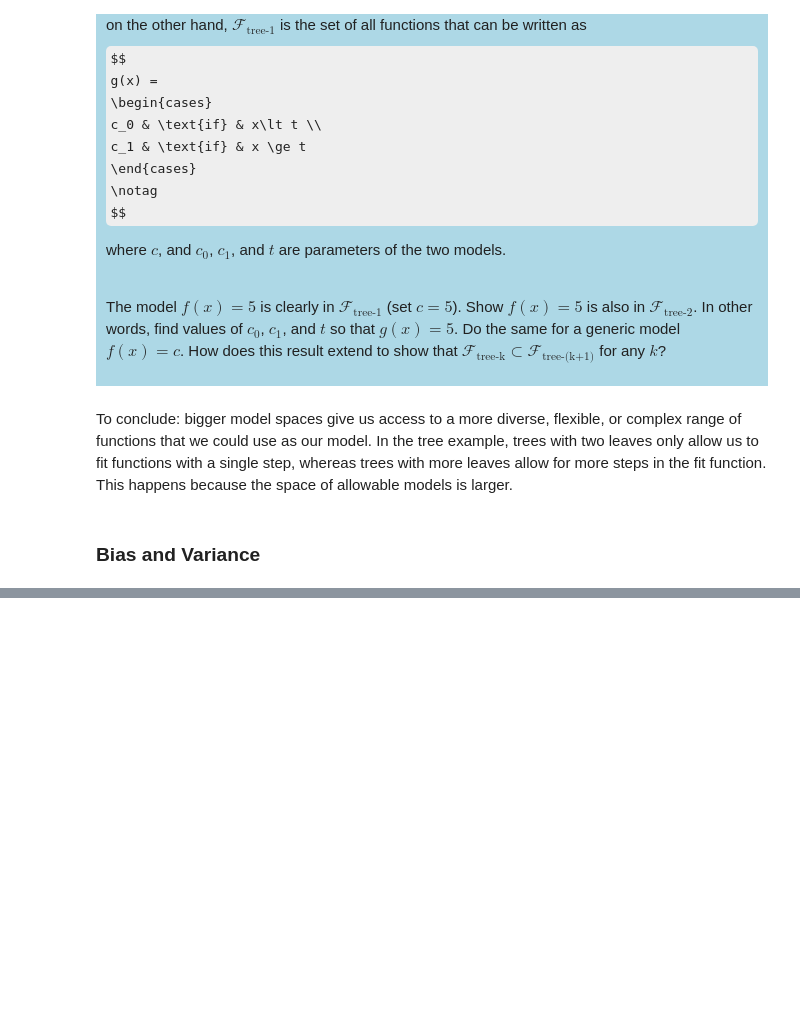
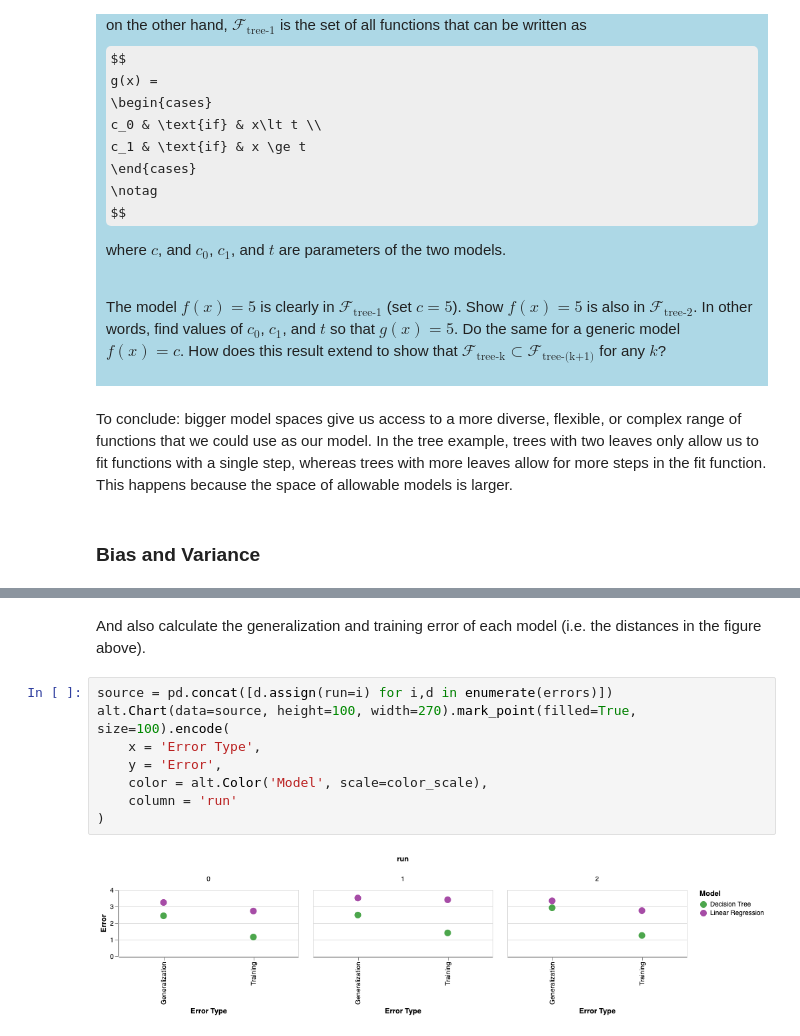
Before and after one commit to alejandroschuler/CSL, a Jupyter notebook: docs/content/model-eval/model-eval.ipynb, the cells around one changed output, grey strips where cells are left out. Cells and saved outputs as stored; diff of their text form; some formulas as TeX source; blank space fills up the shorter version.

```diff
--- a/docs/content/model-eval/model-eval.ipynb
+++ b/docs/content/model-eval/model-eval.ipynb
@@ -981,0 +1048,12 @@ We can make the model space larger or smaller by choosing models that are more c
+# %% [markdown]
+And also calculate the generalization and training error of each model (i.e. the distances in the figure above).
+# %%
+source = pd.concat([d.assign(run=i) for i,d in enumerate(errors)])
+alt.Chart(data=source, height=100, width=270).mark_point(filled=True, size=100).encode(
+    x = 'Error Type',
+    y = 'Error',
+    color = alt.Color('Model', scale=color_scale),
+    column = 'run'
+)
+# %% [output]
+[figure, added]
```
Also changed, not shown: parts of 11 cells of this notebook, 34 other files.
